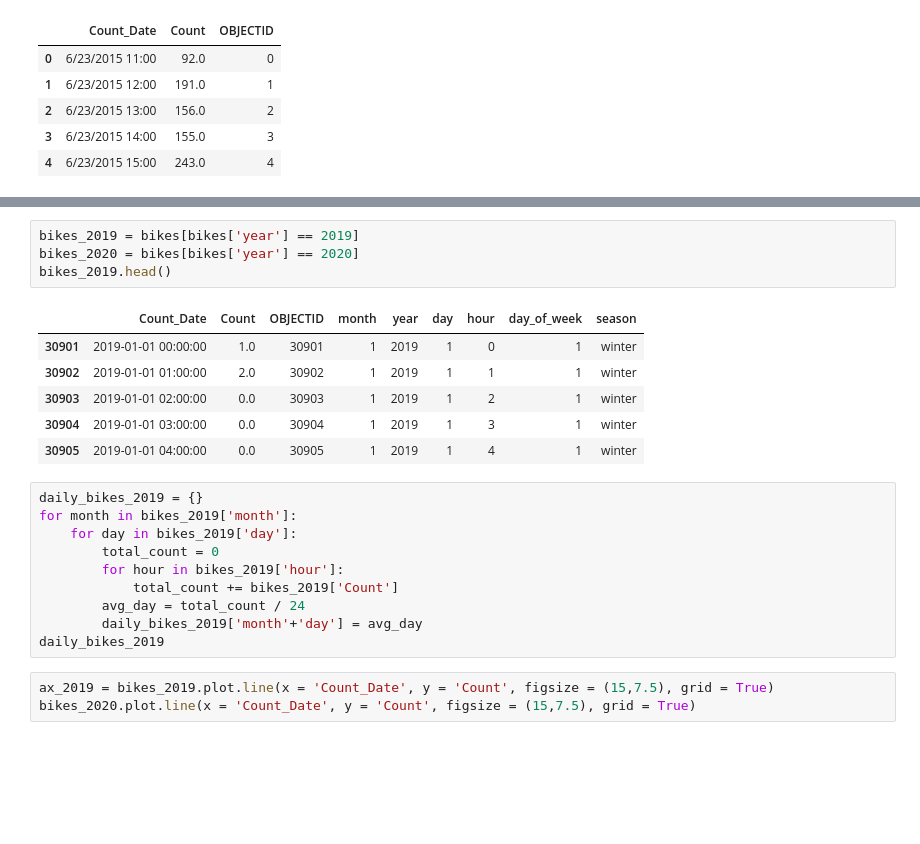
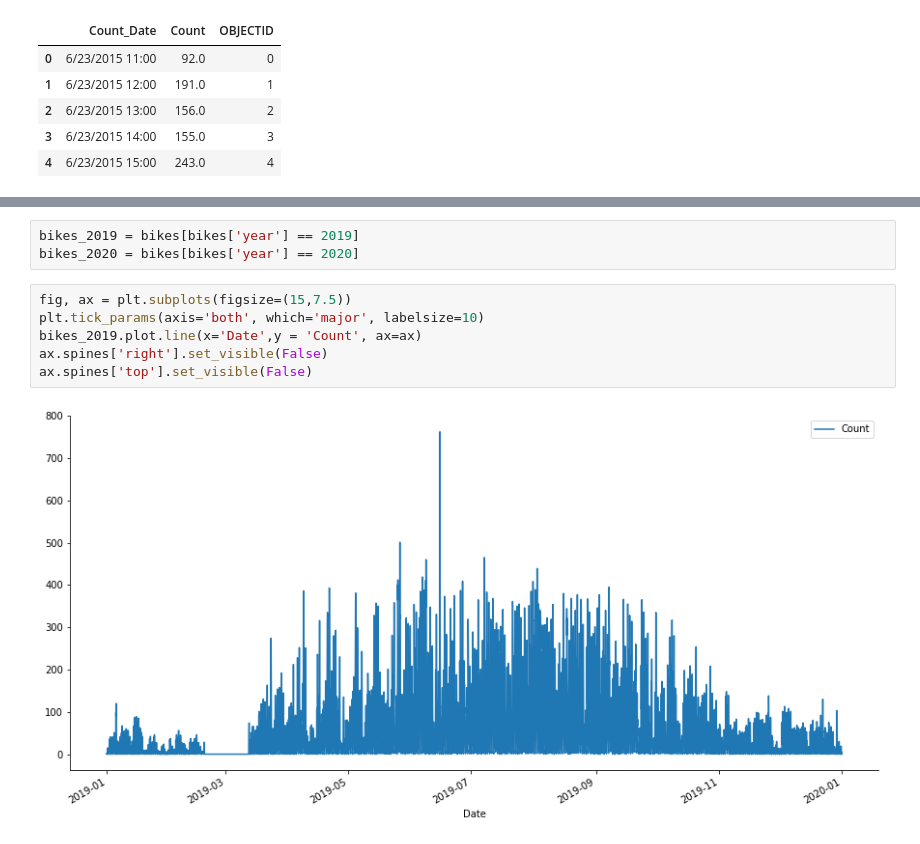
Before and after one commit to hchen549/CS638_2020F, a Jupyter notebook: Bikes and Covid-19.ipynb, the cells around one changed output, grey strips where cells are left out. Cells and saved outputs as stored; diff of their text form; blank space fills up the shorter version.

```diff
--- a/Bikes and Covid-19.ipynb
+++ b/Bikes and Covid-19.ipynb
@@ -68,24 +68,11 @@ bikes.head()
 # %%
 bikes_2019 = bikes[bikes['year'] == 2019]
 bikes_2020 = bikes[bikes['year'] == 2020]
-bikes_2019.head()
-# %% [output]
-|  | Count_Date | Count | OBJECTID | month | year | day | hour | day_of_week | season |
-| 30901 | 2019-01-01 00:00:00 | 1.0 | 30901 | 1 | 2019 | 1 | 0 | 1 | winter |
-| 30902 | 2019-01-01 01:00:00 | 2.0 | 30902 | 1 | 2019 | 1 | 1 | 1 | winter |
-| 30903 | 2019-01-01 02:00:00 | 0.0 | 30903 | 1 | 2019 | 1 | 2 | 1 | winter |
-| 30904 | 2019-01-01 03:00:00 | 0.0 | 30904 | 1 | 2019 | 1 | 3 | 1 | winter |
-| 30905 | 2019-01-01 04:00:00 | 0.0 | 30905 | 1 | 2019 | 1 | 4 | 1 | winter |
-# %%
-daily_bikes_2019 = {}
-for month in bikes_2019['month']:
-    for day in bikes_2019['day']:
-        total_count = 0
-        for hour in bikes_2019['hour']:
-            total_count += bikes_2019['Count']
-        avg_day = total_count / 24
-        daily_bikes_2019['month'+'day'] = avg_day
-daily_bikes_2019
-# %%
-ax_2019 = bikes_2019.plot.line(x = 'Count_Date', y = 'Count', figsize = (15,7.5), grid = True)
-bikes_2020.plot.line(x = 'Count_Date', y = 'Count', figsize = (15,7.5), grid = True)
+# %%
+fig, ax = plt.subplots(figsize=(15,7.5))
+plt.tick_params(axis='both', which='major', labelsize=10)
+bikes_2019.plot.line(x='Date',y = 'Count', ax=ax)
+ax.spines['right'].set_visible(False)
+ax.spines['top'].set_visible(False)
+# %% [output]
+[figure, added]
```
Also changed, not shown: parts of 12 cells of this notebook.
